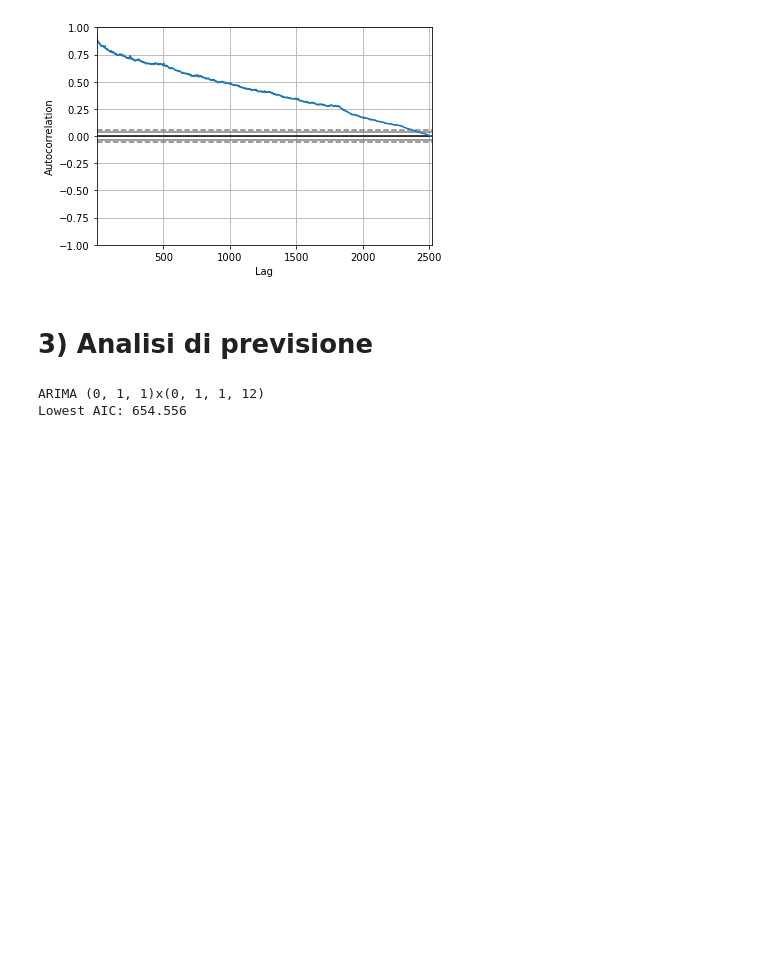
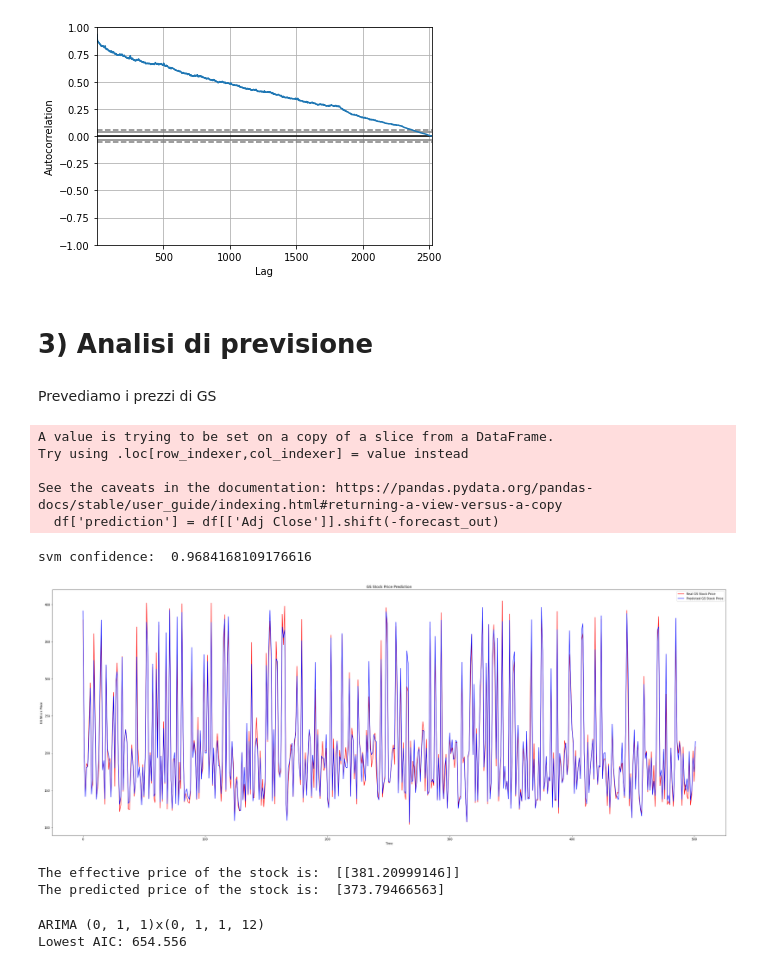
Before and after one commit to michelebanfi/business-intelligence, a Jupyter notebook: BanfiMichele869294.ipynb, the cells around one changed output. Saved outputs shown, nothing was run; the diff lists cells and outputs as text; code cells hidden in the pictures; blank space fills up the shorter version.

```diff
--- a/BanfiMichele869294.ipynb
+++ b/BanfiMichele869294.ipynb
@@ -572,3 +572,5 @@ plt.show()
 [figure]
 # %% [markdown]
 # 3) Analisi di previsione
+# %% [markdown]
+Prevediamo i prezzi di GS
@@ -575,3 +580,40 @@ plt.show()
+# %%
+df = GS[['Adj Close']]
+forecast_out = 10
+df['prediction'] = df[['Adj Close']].shift(-forecast_out)
+x = np.array(df.drop(['prediction'], 1))
+x = x[:-forecast_out]
+y = np.array(df['prediction'])
+y = y[:-forecast_out]
+x_train, x_test, y_train, y_test = train_test_split(x, y, test_size=0.2)
+svr_rbf = SVR(kernel='rbf', C=1e3, gamma=0.1)
+svr_rbf.fit(x_train, y_train)
+svm_confidence = svr_rbf.score(x_test, y_test)
+print("svm confidence: ", svm_confidence)
+x_forecast = np.array(df.drop(['prediction'], 1))[-forecast_out:]
+svm_prediction = svr_rbf.predict(x_test)
+plt.figure(figsize=(40,15))
+plt.plot(y_test, color='red', label='Real GS Stock Price')
+plt.plot(svm_prediction, color='blue', label='Predicted GS Stock Price')
+plt.title('GS Stock Price Prediction')
+plt.xlabel('Time')
+plt.ylabel('GS Stock Price')
+plt.legend()
+plt.show()
+# %% [output]
+A value is trying to be set on a copy of a slice from a DataFrame.
+Try using .loc[row_indexer,col_indexer] = value instead
+
+See the caveats in the documentation: https://pandas.pydata.org/pandas-docs/stable/user_guide/indexing.html#returning-a-view-versus-a-copy
+  df['prediction'] = df[['Adj Close']].shift(-forecast_out)
+svm confidence:  0.9684168109176616
+[figure, added]
+# %%
+print('The effective price of the stock is: ', x_forecast)
+print('The predicted price of the stock is: ', svm_prediction)
+# %% [output]
+The effective price of the stock is:  [[381.20999146]]
+The predicted price of the stock is:  [373.79466563]
 # %%
 import itertools
 import warnings
```
Also changed, not shown: parts of 11 cells of this notebook, 2 other files.
